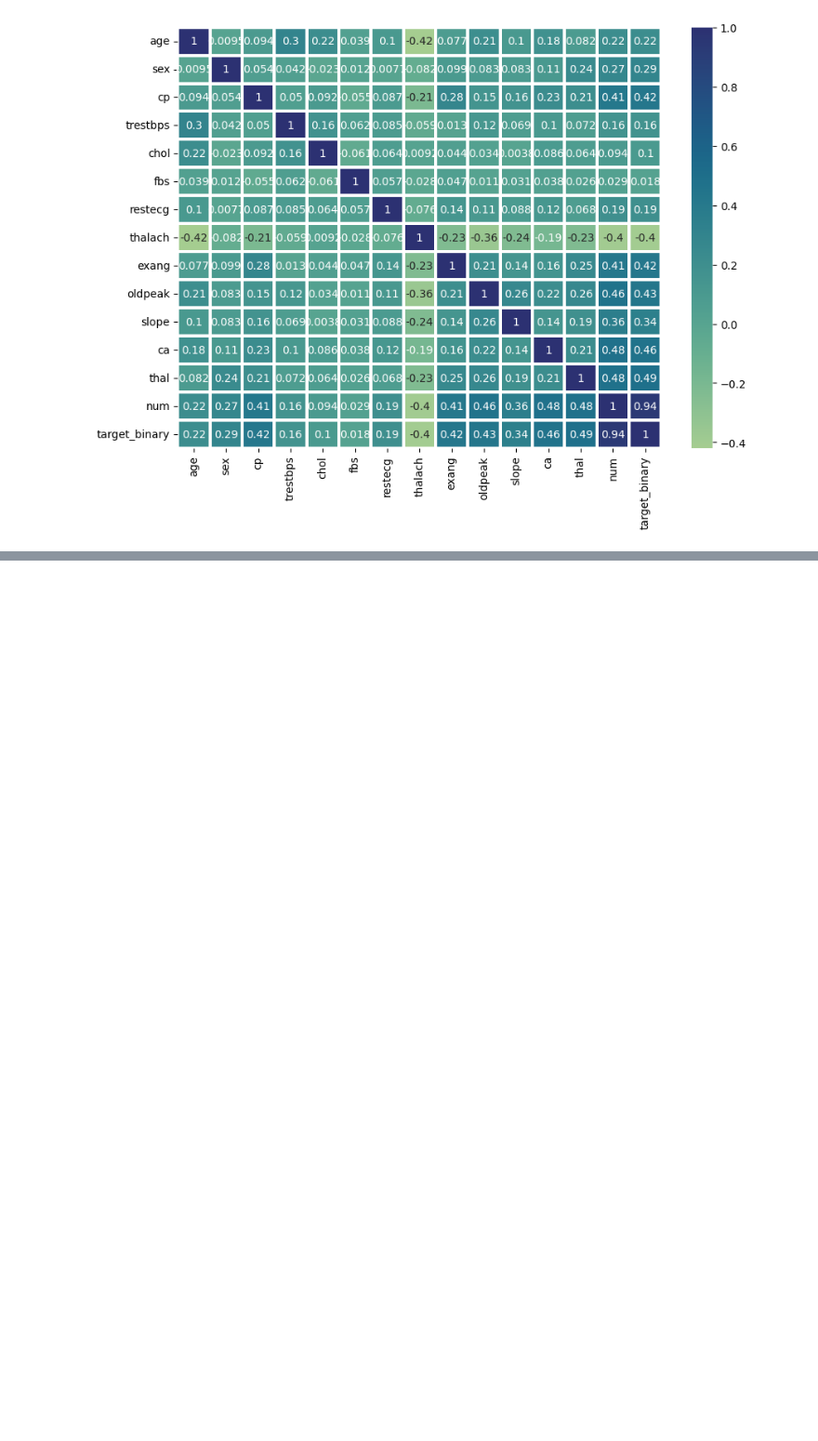
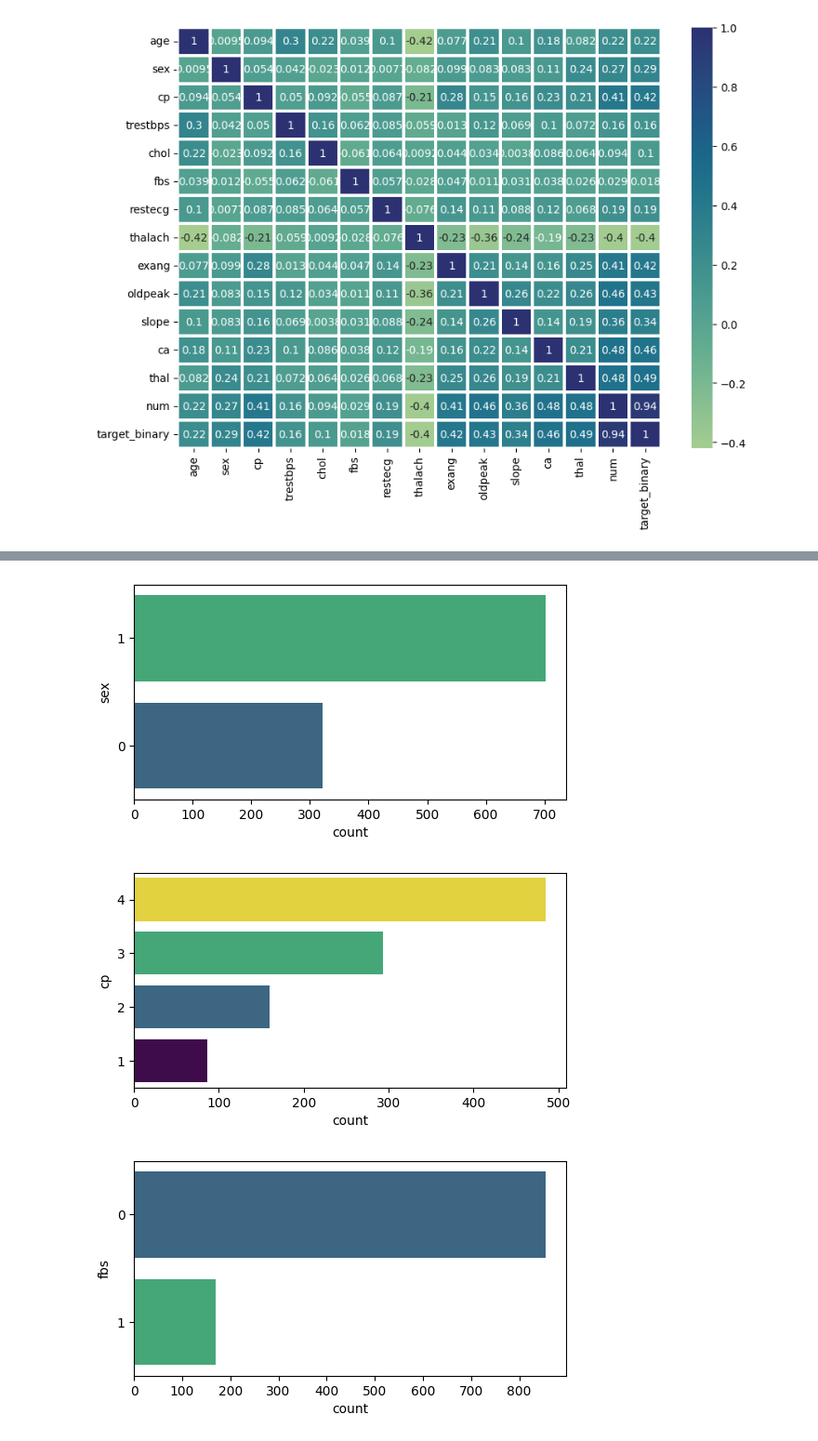
Before and after one commit to sarmuh/Heart-Disease-Predict-ML, a Jupyter notebook: notebooks/data_info_train.ipynb, the cells around one changed output, grey strips where cells are left out. Shown at 93% size. Drawn from its saved outputs; the diff is of its cells as text; code cells hidden in the pictures; blank space fills up the shorter version.

```diff
--- a/notebooks/data_info.ipynb
+++ b/notebooks/data_info_train.ipynb
@@ -51,0 +65,9 @@ plt.show()
+# %%
+lio = ['sex','cp','fbs','restecg','exang','slope']
+for l in lio:
+    plt.figure(figsize=(6,3))
+    sns.countplot(data=df,y=l,order=df[l].value_counts().index,palette='viridis',hue=l,legend=False)
+# %% [output]
+[figure, added]
+[figure, added]
+[figure, added]
```
Also changed, not shown: parts of 18 cells of this notebook.
